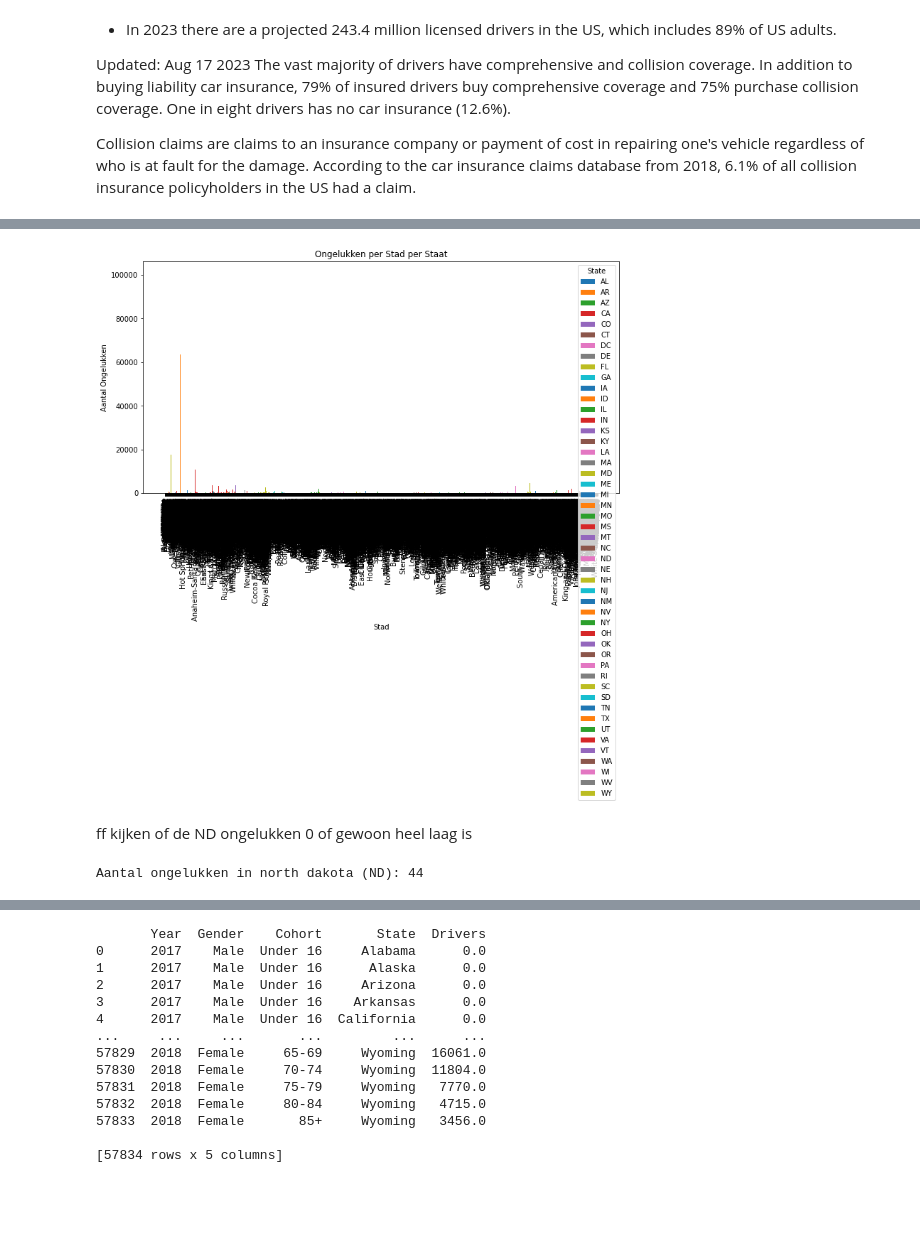
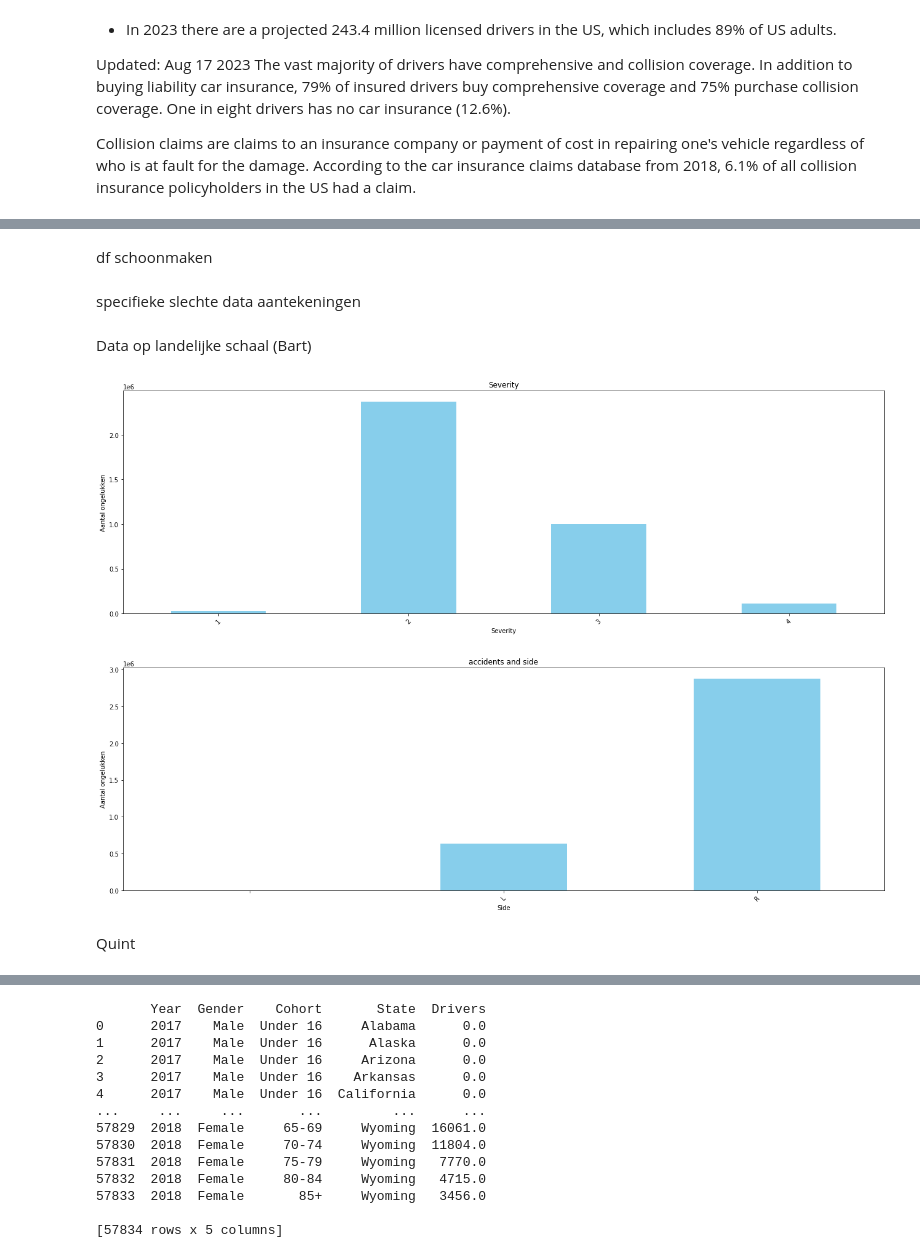
Before and after one commit to IsabelvanDam19/WT_Specialisatie, a Jupyter notebook: Beetje dingen enzo.ipynb, the cells around one changed output, grey strips where cells are left out. Cells and saved outputs as stored; diff of their text form; code cells hidden in the pictures; blank space fills up the shorter version.

```diff
--- a/Beetje dingen enzo.ipynb
+++ b/Beetje dingen enzo.ipynb
@@ -63,0 +89,7 @@ memory usage: 1008.6+ MB
+# %% [markdown]
+df schoonmaken
+# %%
+df["Start_Time"] = pd.to_datetime(df["Start_Time"])
+df["End_Time"] = pd.to_datetime(df["End_Time"])
+# %% [markdown]
+specifieke slechte data aantekeningen
@@ -64,48 +113,16 @@ memory usage: 1008.6+ MB
+# %% [markdown]
+Data op landelijke schaal (Bart)
 # %%
-state_accident_counts = df['State'].value_counts()
+state_accident_counts = df['Severity'].value_counts()
+state_accident_counts = state_accident_counts.sort_index(ascending=True)
 
-plt.figure(figsize=(12, 6))
+plt.figure(figsize=(18, 6))
 state_accident_counts.plot(kind='bar', color='skyblue')
-plt.title('Ongelukken per Staat')
-plt.xlabel('Staat')
+plt.title('Severity')
+plt.xlabel('Severity')
 plt.ylabel('Aantal ongelukken')
 plt.xticks(rotation=45)
 plt.tight_layout()
 plt.show()
+# %% [output]
+[figure, added]
-# %%
-state_city_accident_counts = df.groupby(['State', 'City']).size().reset_index(name='accident_count')
-
-
-plt.figure(figsize=(12, 6))
-for state in state_city_accident_counts['State'].unique():
-    state_data = state_city_accident_counts[state_city_accident_counts['State'] == state]
-    plt.bar(state_data['City'], state_data['accident_count'], label=state)
-
-plt.title('Ongelukken per Stad per Staat')
-plt.xlabel('Stad')
-plt.ylabel('Aantal Ongelukken')
-plt.xticks(rotation=90)
-plt.legend(title='State', loc='upper right')
-plt.tight_layout()
-plt.show()
-# %% [output]
-[figure, removed]
-# %% [markdown]
-ff kijken of de ND ongelukken 0 of gewoon heel laag is
-# %%
-import pandas as pd
-
-file_path = r"C:\Users\isabe\OneDrive\Documenten\WT\Bootcamp Specialisatie\Week 2-5\US_Accidents_June20.csv"
-
-df = pd.read_csv(file_path)
-
-
-nd_accidents = df[df['State'] == 'ND']
-
-
-nd_accident_count = len(nd_accidents)
-
-
-print(f"Aantal ongelukken in Dakota (ND): {nd_accident_count}")
-# %% [output]
-Aantal ongelukken in north dakota (ND): 44
@@ -111,0 +158,16 @@ Aantal ongelukken in north dakota (ND): 44
+# %%
+state_accident_counts = df['Side'].value_counts().head(60)
+state_accident_counts = state_accident_counts.sort_index(ascending=True)
+
+plt.figure(figsize=(18, 6))
+state_accident_counts.plot(kind='bar', color='skyblue')
+plt.title('accidents and side')
+plt.xlabel('Side')
+plt.ylabel('Aantal ongelukken')
+plt.xticks(rotation=45)
+plt.tight_layout()
+plt.show()
+# %% [output]
+[figure, added]
+# %% [markdown]
+Quint
```
Also changed, not shown: parts of 29 cells of this notebook.
